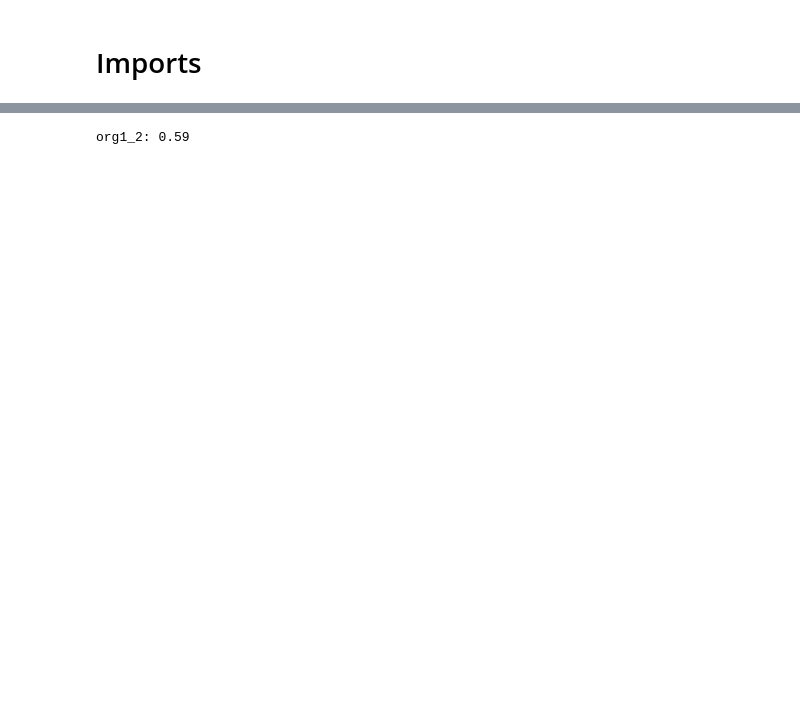
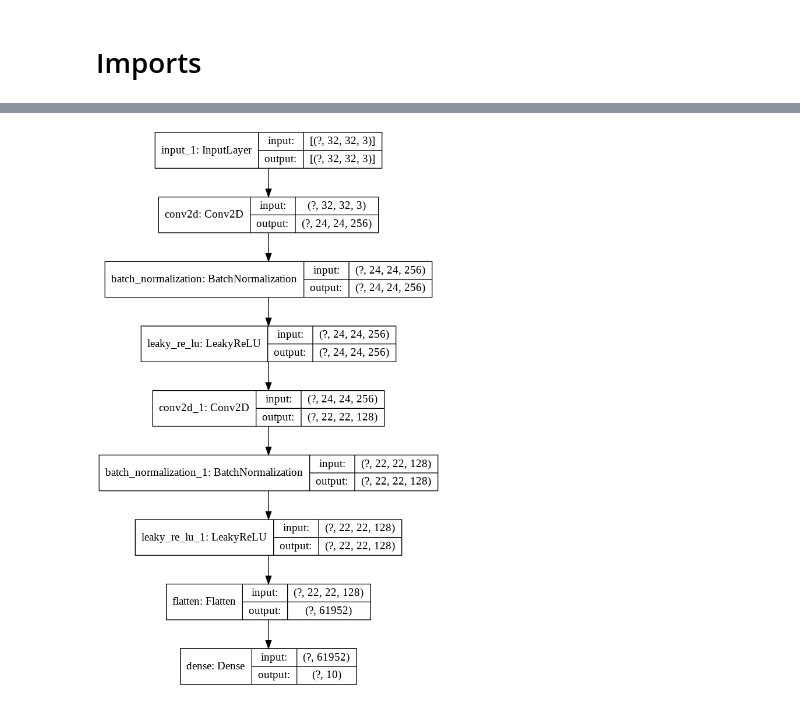
Before and after one commit to ariG23498/GA-hyper-params, a Jupyter notebook: Notebooks/organism.ipynb, the cells around one changed output, grey strips where cells are left out. Cells and saved outputs as stored; diff of their text form; code cells hidden in the pictures; blank space fills up the shorter version.

```diff
--- a/Notebooks/organism.ipynb
+++ b/Notebooks/organism.ipynb
@@ -31,17 +31,30 @@ import numpy as np
 np.random.seed(666)
 tf.random.set_seed(666)
 # %%
-options = {
-    'a_filter_size': [(3,3), (5,5), (7,7), (13,13)],
+options_phase0 = {
+    'a_filter_size': [(1,1), (3,3), (5,5), (7,7), (9,9)],
     'a_include_BN': [True, False],
-    'a_output_channels': [32, 64, 128, 256],
+    'a_output_channels': [8, 16, 32, 64, 128, 256, 512],
     'activation_type': [ReLU, ELU, LeakyReLU],
-    'b_filter_size': [(3,3), (5,5), (7,7), (13,13)],
+    'b_filter_size': [(1,1), (3,3), (5,5), (7,7), (9,9)],
     'b_include_BN': [True, False],
-    'b_output_channels': [32, 64, 128, 256],
+    'b_output_channels': [8, 16, 32, 64, 128, 256, 512],
     'include_pool': [True, False],
     'pool_type': [MaxPool2D, AveragePooling2D]
     }
+
+options = {
+    'include_layer': [True, False],
+    'a_filter_size': [(1,1), (3,3), (5,5), (7,7), (9,9)],
+    'a_include_BN': [True, False],
+    'a_output_channels': [8, 16, 32, 64, 128, 256, 512],
+    'activation_type': [ReLU, ELU, LeakyReLU],
+    'b_filter_size': [(1,1), (3,3), (5,5), (7,7), (9,9)],
+    'b_include_BN': [True, False],
+    'b_output_channels': [8, 16, 32, 64, 128, 256, 512],
+    'include_pool': [True, False],
+    'pool_type': [MaxPool2D, AveragePooling2D]
+    }
 # %%
 # Load the training and testing set of CIFAR10
 (X_train, y_train), (X_test, y_test) = tf.keras.datasets.cifar10.load_data()
@@ -223,4 +252,6 @@ Epoch 5/5
-# %%
-print('org1_2: {:0.2f}'.format(org1_2.fitness))
-# %% [output]
-org1_2: 0.59
+# %%
+org1 = Organism(chromosome=random_hyper(phase=0), phase=0)
+org1.build_model()
+tf.keras.utils.plot_model(org1.model, show_shapes=True)
+# %% [output]
+[figure, added]
```
Also changed, not shown: parts of 13 cells of this notebook, 6 other files.
